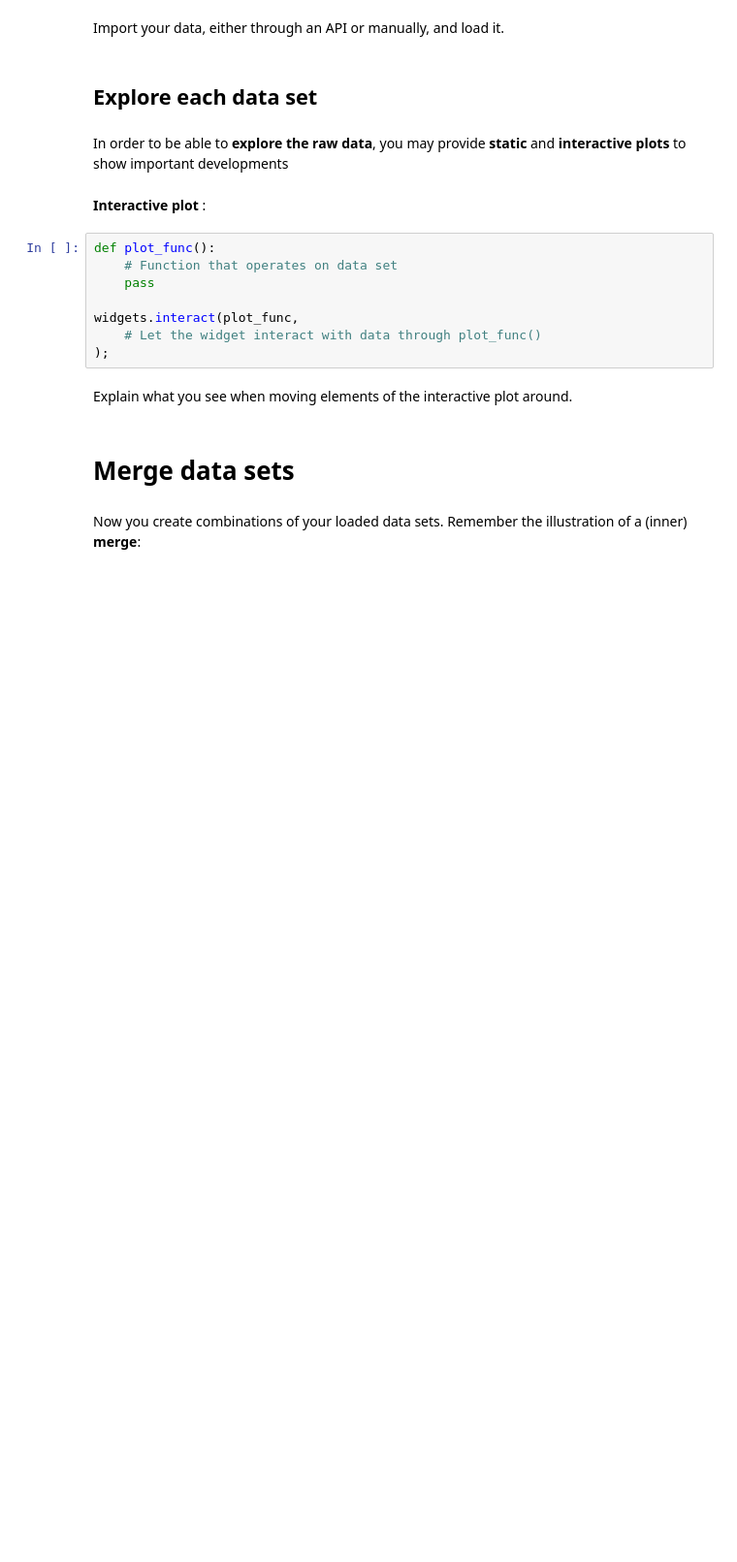
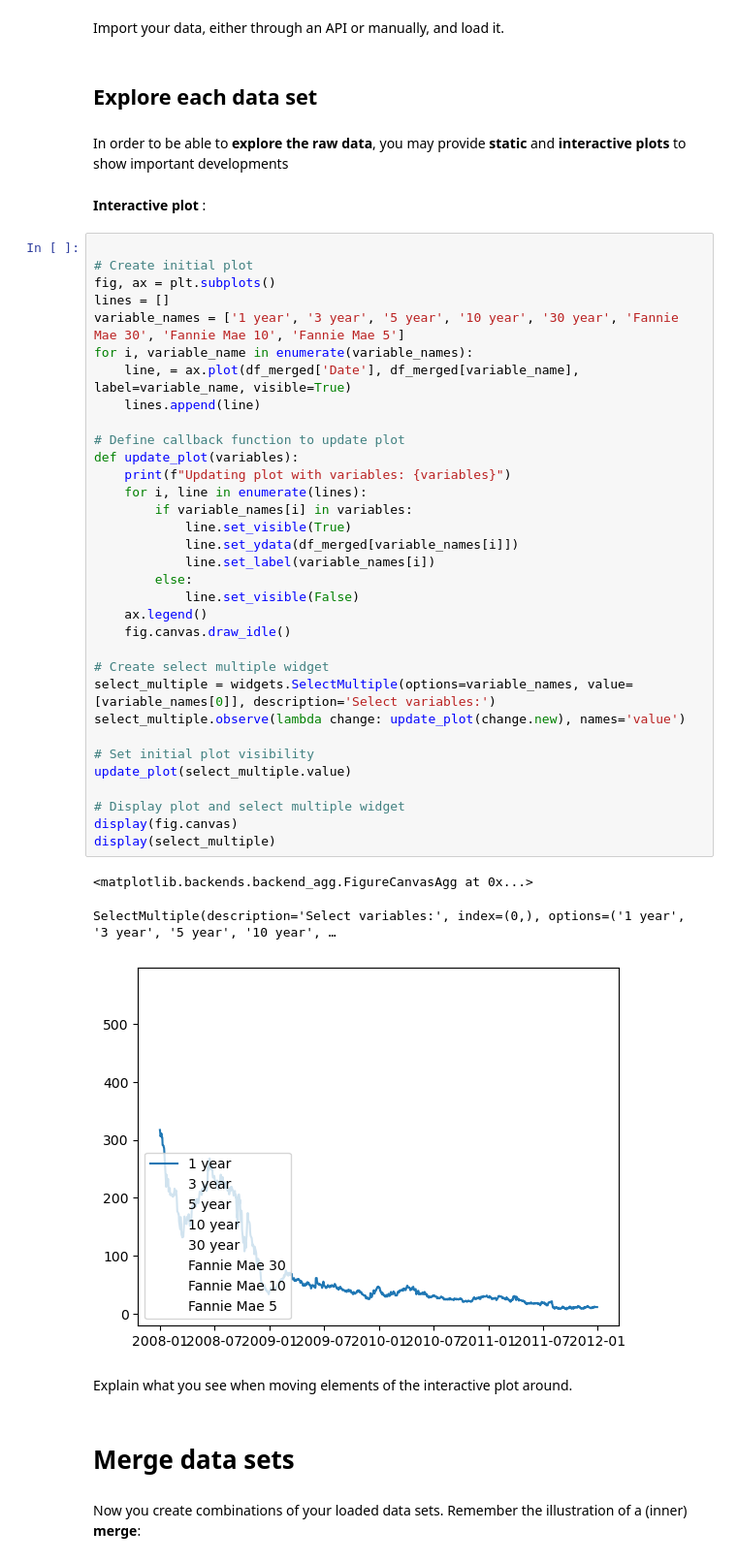
Before and after one commit to NumEconCopenhagen/projects-2023-3500, a Jupyter notebook: dataproject/dataproject.ipynb, the cells around one changed output. Shown at 97% size. Saved outputs shown, nothing was run; the diff lists cells and outputs as text; blank space fills up the shorter version.

```diff
--- a/dataproject/dataproject.ipynb
+++ b/dataproject/dataproject.ipynb
@@ -37,14 +55,43 @@ Import your data, either through an API or manually, and load it.
 In order to be able to **explore the raw data**, you may provide **static** and **interactive plots** to show important developments
 # %% [markdown]
 **Interactive plot** :
-# %%
-def plot_func():
-    # Function that operates on data set
-    pass
-
-widgets.interact(plot_func,
-    # Let the widget interact with data through plot_func()
-);
+# %%
+
+# Create initial plot
+fig, ax = plt.subplots()
+lines = []
+variable_names = ['1 year', '3 year', '5 year', '10 year', '30 year', 'Fannie Mae 30', 'Fannie Mae 10', 'Fannie Mae 5']
+for i, variable_name in enumerate(variable_names):
+    line, = ax.plot(df_merged['Date'], df_merged[variable_name], label=variable_name, visible=True)
+    lines.append(line)
+
+# Define callback function to update plot
+def update_plot(variables):
+    print(f"Updating plot with variables: {variables}")
+    for i, line in enumerate(lines):
+        if variable_names[i] in variables:
+            line.set_visible(True)
+            line.set_ydata(df_merged[variable_names[i]])
+            line.set_label(variable_names[i])
+        else:
+            line.set_visible(False)
+    ax.legend()
+    fig.canvas.draw_idle()
+
+# Create select multiple widget
+select_multiple = widgets.SelectMultiple(options=variable_names, value=[variable_names[0]], description='Select variables:')
+select_multiple.observe(lambda change: update_plot(change.new), names='value')
+
+# Set initial plot visibility
+update_plot(select_multiple.value)
+
+# Display plot and select multiple widget
+display(fig.canvas)
+display(select_multiple)
+# %% [output]
+<matplotlib.backends.backend_agg.FigureCanvasAgg at 0x...>
+SelectMultiple(description='Select variables:', index=(0,), options=('1 year', '3 year', '5 year', '10 year', …
+[figure, added]
 # %% [markdown]
 Explain what you see when moving elements of the interactive plot around.
 # %% [markdown]
```
Also changed, not shown: parts of 1 cell of this notebook.
